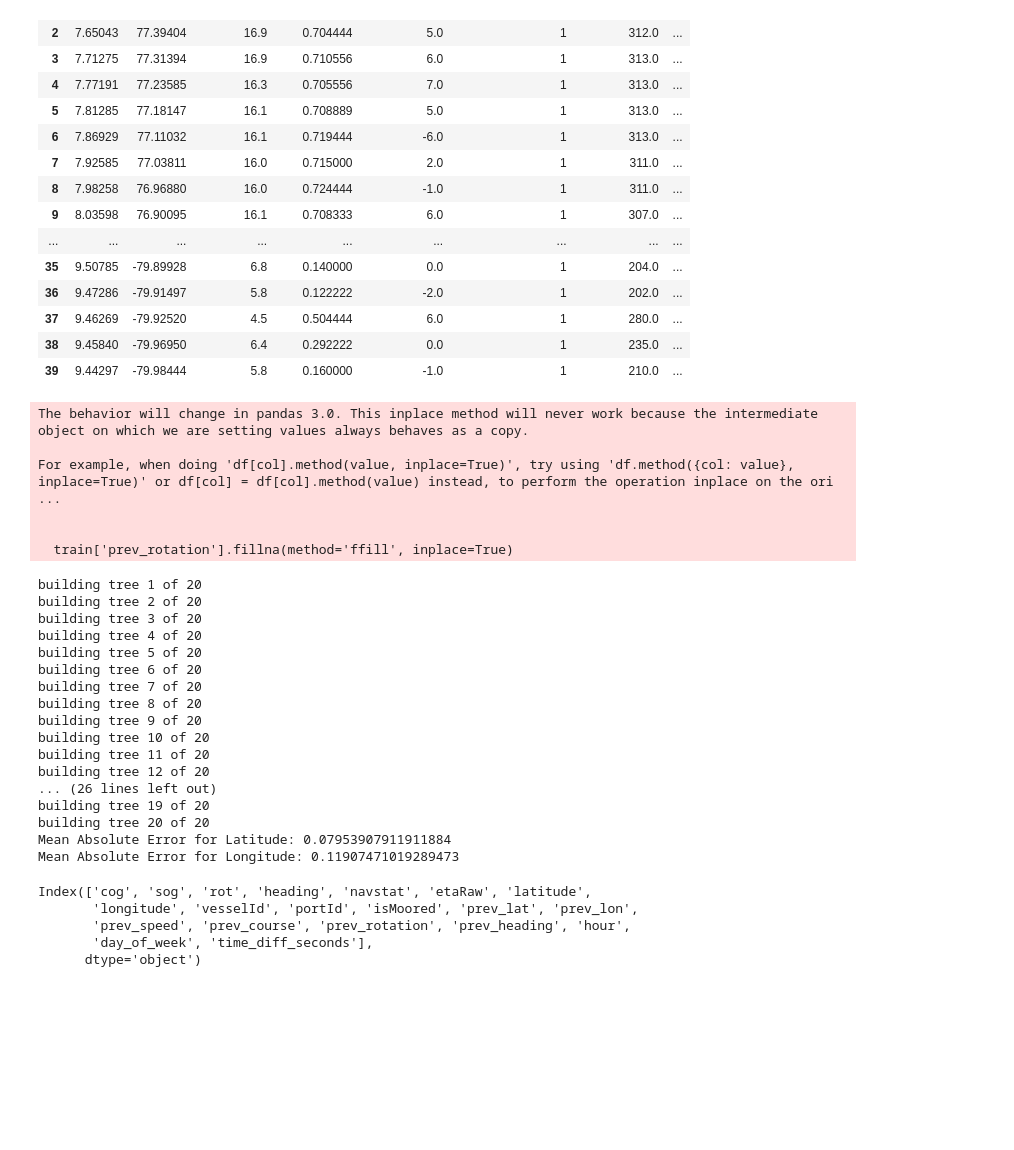
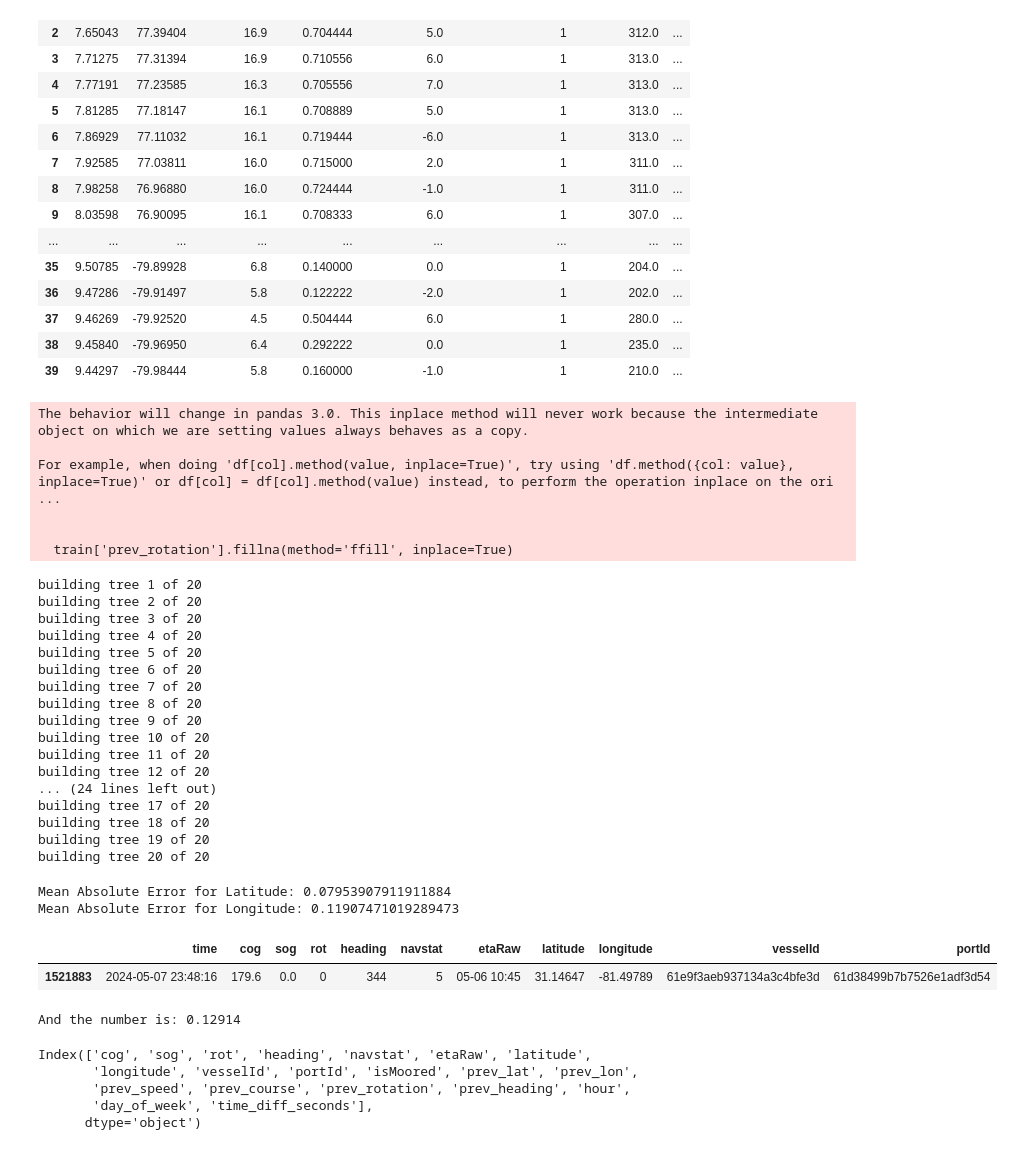
Before and after one commit to MariusVaardal/AIS-Vessel-Trajectory-Prediction, a Jupyter notebook: Report/report.ipynb, the cells around one changed output. Drawn from its saved outputs; the diff is of its cells as text; code cells hidden in the pictures; blank space fills up the shorter version.

```diff
--- a/Report/report.ipynb
+++ b/Report/report.ipynb
@@ -372,10 +372,10 @@ X_lon_train, X_lon_val, y_lon_train, y_lon_val = train_test_split(X, y_lon, test
 
 # Train the model
 model_lat = RandomForestRegressor(n_estimators=20, verbose=3, random_state=42)
-model_lat.fit(X_lat_train, y_lat_train)
+model_lat.fit(X_lat_train.values, y_lat_train.values)
 
 model_lon = RandomForestRegressor(n_estimators=20, verbose=3, random_state=42)
-model_lon.fit(X_lon_train, y_lon_train)
+model_lon.fit(X_lon_train.values, y_lon_train.values)
 
 # Make predictions on the validation set
 y_lat_pred_val = model_lat.predict(X_lat_val)
@@ -406,8 +406,10 @@ building tree 9 of 20
 building tree 10 of 20
 building tree 11 of 20
 building tree 12 of 20
-... (26 lines left out)
+... (24 lines left out)
+building tree 17 of 20
+building tree 18 of 20
 building tree 19 of 20
 building tree 20 of 20
-Mean Absolute Error for Latitude: 0.07953907911911884
-Mean Absolute Error for Longitude: 0.11907471019289473
+Mean Absolute Error for Latitude: 0.07953907911911884
+Mean Absolute Error for Longitude: 0.11907471019289473
@@ -414,3 +453,15 @@ Mean Absolute Error for Longitude: 0.11907471019289473
+# %%
+# Load AIS historical data
+training_data = pd.read_csv(filepath_train, sep ='|')  # Replace with your dataset
+training_data[training_data['vesselId'] == '61e9f3aeb937134a3c4bfe3d'].sort_values(by='time').iloc[-1:]
+# %% [output]
+|  | time | cog | sog | rot | heading | navstat | etaRaw | latitude | longitude | vesselId | portId |
+| 1521883 | 2024-05-07 23:48:16 | 179.6 | 0.0 | 0 | 344 | 5 | 05-06 10:45 | 31.14647 | -81.49789 | 61e9f3aeb937134a3c4bfe3d | 61d38499b7b7526e1adf3d54 |
+# %%
+float_num = 0.129137128418742
+print(f"And the number is: {float_num:.5f}")
+# %% [output]
+And the number is: 0.12914
 # %%
 train.columns
 # %% [output]
```
Also changed, not shown: parts of 3 cells of this notebook, 4 other files.
